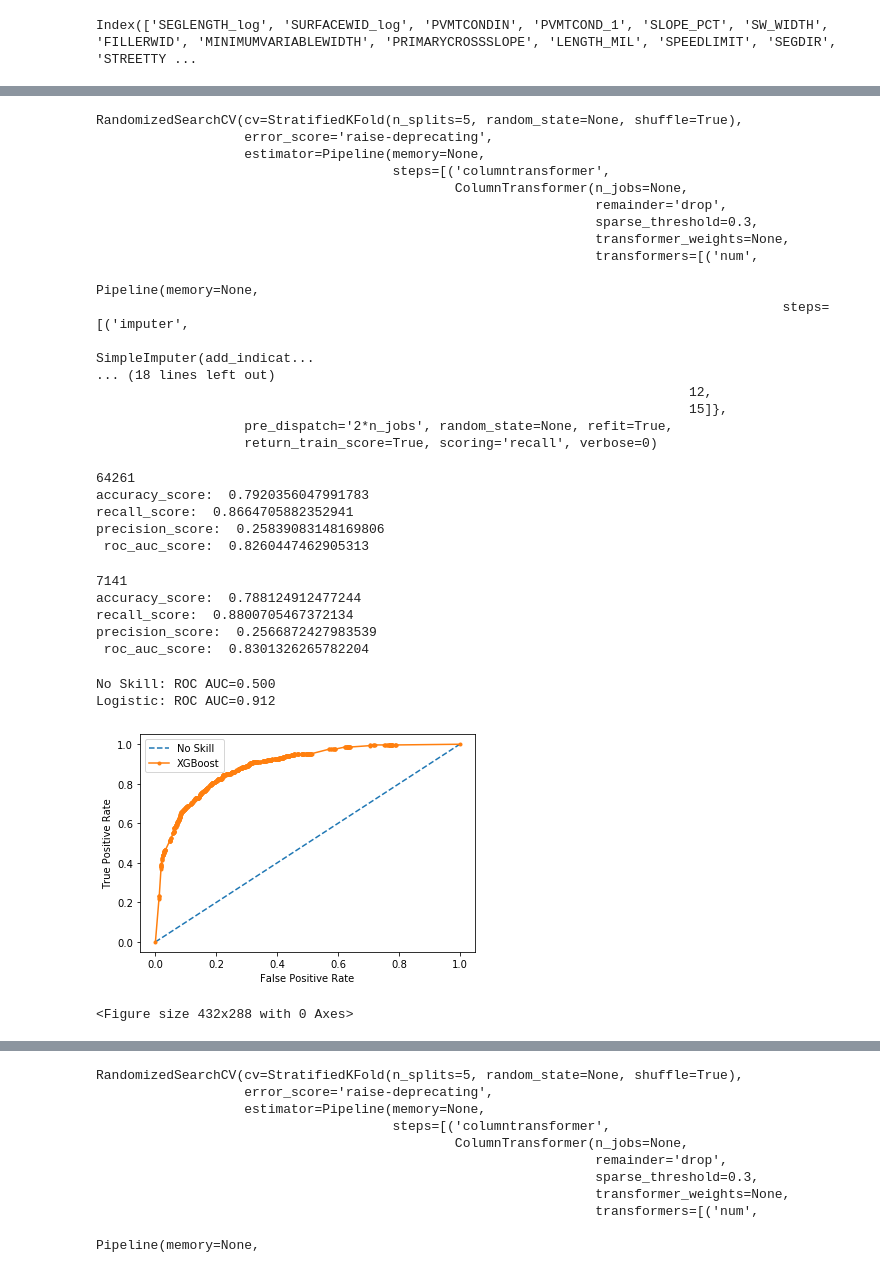
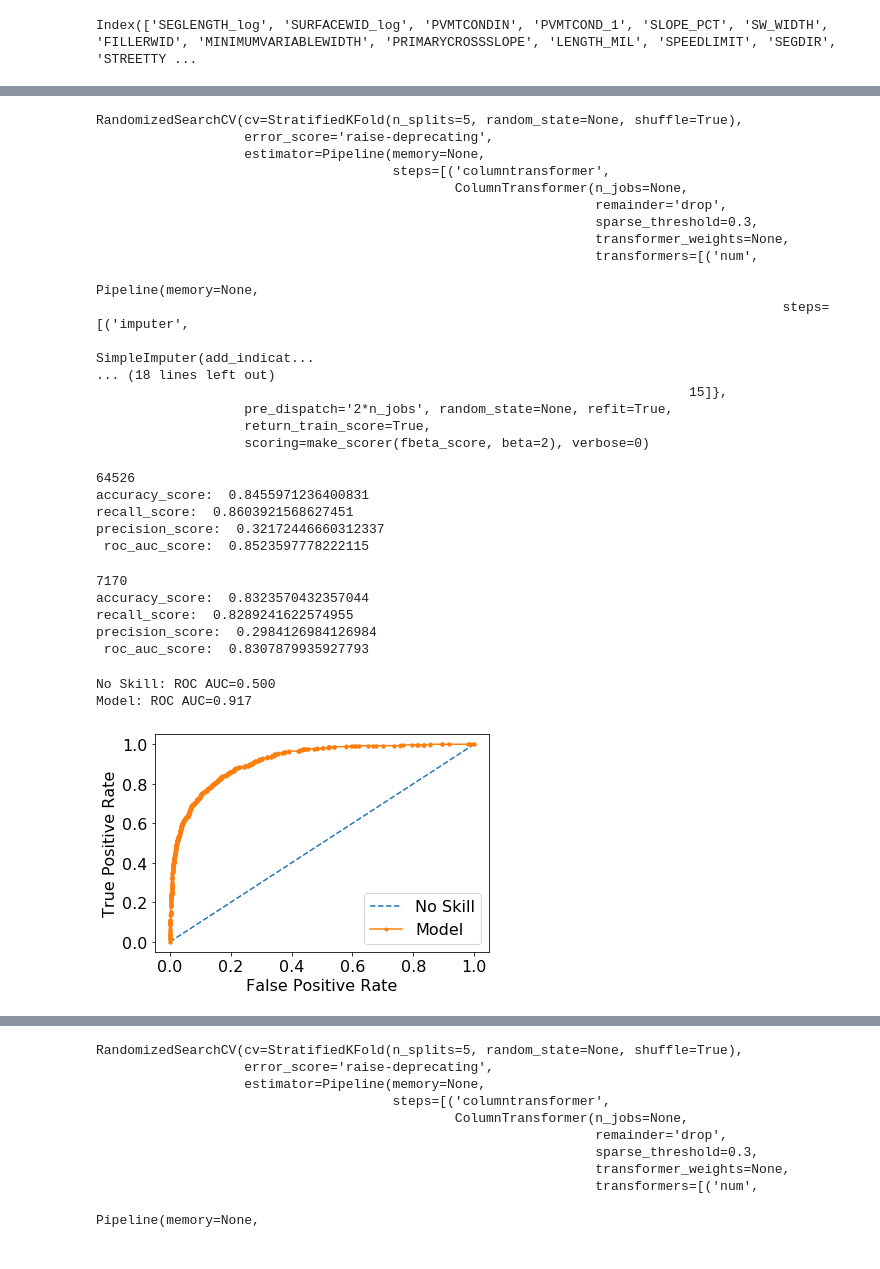
Before and after one commit to zhen-zh/bike, a Jupyter notebook: model.ipynb, the cells around one changed output, grey strips where cells are left out. Saved outputs shown, nothing was run; the diff lists cells and outputs as text; code cells hidden in the pictures.

```diff
--- a/model.ipynb
+++ b/model.ipynb
@@ -1219,0 +1065,7 @@ len(f_imp)
+# %%
+title = "Learning Curves"
+# Cross validation with 100 iterations to get smoother mean test and train
+# score curves, each time with 20% data randomly selected as a validation set.
+cv = StratifiedShuffleSplit(n_splits=20, test_size=0.2, random_state=0)
+
+plot_learning_curve(xg_mat.best_estimator_['xgbclassifier'], title, xg_mat.best_estimator_['columntransformer'].transform(X_train), y_train, ylim=(0.7, 1.01), cv=cv, n_jobs=4)
@@ -1219,0 +1075,7 @@ len(f_imp)
+# %%
+title = "Learning Curves"
+# Cross validation with 100 iterations to get smoother mean test and train
+# score curves, each time with 20% data randomly selected as a validation set.
+cv = StratifiedShuffleSplit(n_splits=20, test_size=0.2, random_state=0)
+
+plot_learning_curve(xg_f1.best_estimator_['classifier'], title, xg_f1.best_estimator_['preprocessor'].transform(X_train), y_train, ylim=(0.7, 1.01), cv=cv, n_jobs=4)
@@ -1253,13 +1201,17 @@ print(featurename)
 # %%
+
+
 feat_imp = pd.DataFrame({
-    'Feature': featurename[np.argsort(f_imp)[:]],
-    'Importance': np.sort(f_imp)[:]
+    'Feature': featurename[np.argsort(f_imp)[-10:]],
+    'Importance': np.sort(f_imp)[-10:]
 }).sort_values('Importance', ascending=False)
 
-plt.figure(figsize=(10,10))
-plt.barh(y = feat_imp['Feature'], width=feat_imp['Importance'][:])
+plt.rc('font', size=20)
+plt.figure(figsize=(10,8))
+plt.barh(y = feat_imp['Feature'], width=feat_imp['Importance'][-10:])
 plt.gca().invert_yaxis()
-plt.xlabel('Feature Importance',  fontsize=12)
-plt.title('XGBoost Feature Importance', fontsize=15)
-plt.savefig('Feature Importance_xgboost.png')
+plt.xlabel('Feature Importance',  fontsize=18)
+plt.xticks(np.arange(0, 0.40, 0.05))
+plt.title('XGBoost Feature Importance', fontsize=18)
+#plt.savefig('Feature Importance_xgboost.png')
 # %% [output]
@@ -1499,9 +1341,11 @@ params = {"learning_rate"    : [0.01, 0.05, 0.10, 0.15, 0.20 ] ,
 
 new_params = {'xgbclassifier__' + key: params[key] for key in params}
 
-
-xg_ord_all = RandomizedSearchCV(xgboost, param_distributions =new_params, cv=K_FOLD, scoring='recall', return_train_score=True, n_iter = 10)
-xg_ord_all.fit(X_train, y_train)
+ftwo_scorer = make_scorer(fbeta_score,beta = 2)
+xg_ord_beta = RandomizedSearchCV(xgboost, param_distributions =new_params, cv=K_FOLD, scoring=ftwo_scorer, return_train_score=True, n_iter = 10)
+xg_ord_beta.fit(X_train, y_train)
+#xg_ord_all = RandomizedSearchCV(xgboost, param_distributions =new_params, cv=K_FOLD, scoring='recall', return_train_score=True, n_iter = 10)
+#xg_ord_all.fit(X_train, y_train)
 # %% [output]
 RandomizedSearchCV(cv=StratifiedKFold(n_splits=5, random_state=None, shuffle=True),
                    error_score='raise-deprecating',
@@ -1516,24 +1360,24 @@ RandomizedSearchCV(cv=StratifiedKFold(n_splits=5, random_state=None, shuffle=Tru
                                                                                         steps=[('imputer',
                                                                                                 SimpleImputer(add_indicat...
 ... (18 lines left out)
-                                                                            12,
                                                                             15]},
                    pre_dispatch='2*n_jobs', random_state=None, refit=True,
-                   return_train_score=True, scoring='recall', verbose=0)
+                   return_train_score=True,
+                   scoring=make_scorer(fbeta_score, beta=2), verbose=0)
 # %%
-scores(xg_ord_all, X_train, y_train)
+scores(xg_ord_beta , X_train, y_train)
 # %% [output]
-64261
-accuracy_score:  0.7920356047991783
-recall_score:  0.8664705882352941
-precision_score:  0.25839083148169806
- roc_auc_score:  0.8260447462905313
+64526
+accuracy_score:  0.8455971236400831
+recall_score:  0.8603921568627451
+precision_score:  0.32172446660312337
+ roc_auc_score:  0.8523597778222115
 # %%
-scores(xg_ord_all, X_test, y_test)
+scores(xg_ord_beta , X_test, y_test)
 # %% [output]
-7141
-accuracy_score:  0.788124912477244
-recall_score:  0.8800705467372134
-precision_score:  0.2566872427983539
- roc_auc_score:  0.8301326265782204
+7170
+accuracy_score:  0.8323570432357044
+recall_score:  0.8289241622574955
+precision_score:  0.2984126984126984
+ roc_auc_score:  0.8307879935927793
 # %%
@@ -1542,8 +1388,7 @@ pickle.dump(xg_ord_all, open(filename, 'wb'))
 # %%
-roc_plot(xg_ord_all, X_test, y_test)
-plt.savefig('ROC_xgboost_ord.png')
+roc_plot(xg_ord_beta, X_test, y_test)
+#plt.savefig('ROC_xgboost_ord.png')
 # %% [output]
 No Skill: ROC AUC=0.500
-Logistic: ROC AUC=0.912
+Model: ROC AUC=0.917
-[figure, old version]
+[figure, new version]
-<Figure size 432x288 with 0 Axes>
```
Also changed, not shown: parts of 247 cells of this notebook, 6 other files.
